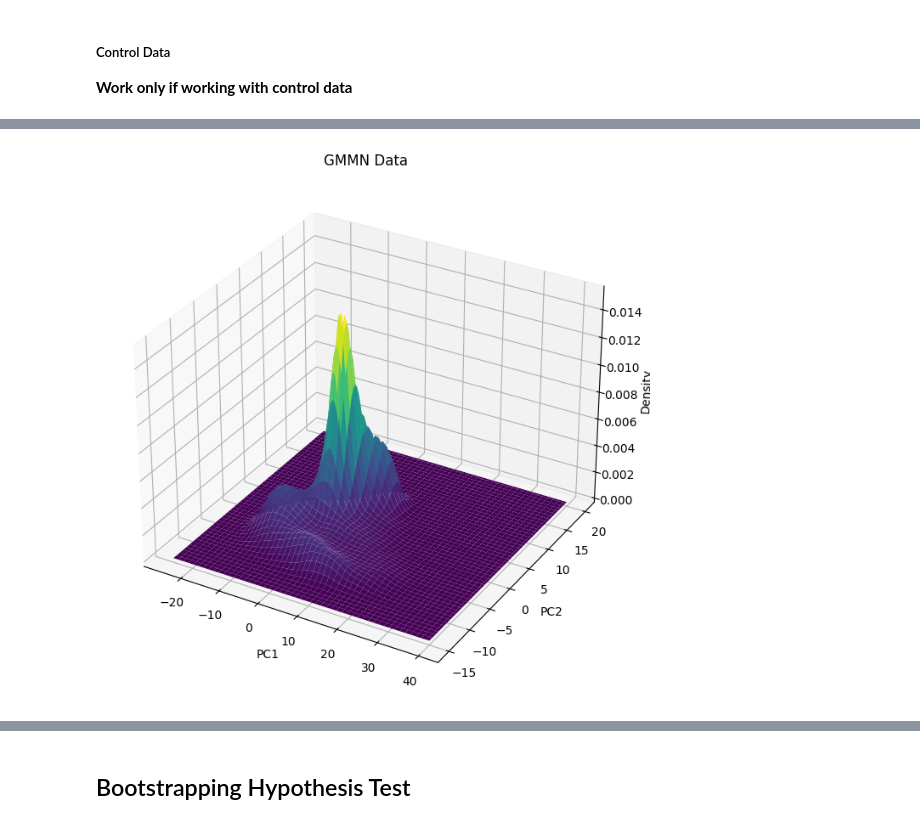
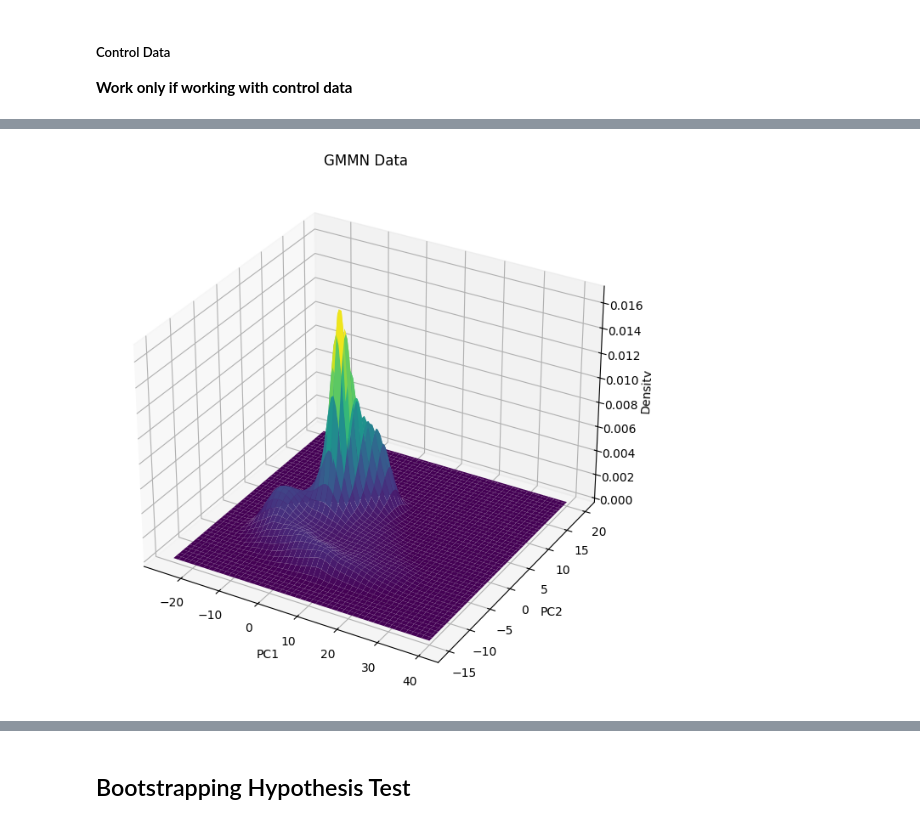
Before and after one commit to vdakov/mmd-gan-2, a Jupyter notebook: experiments.ipynb, the cells around one changed output, grey strips where cells are left out. Cells and saved outputs as stored; diff of their text form; code cells hidden in the pictures.

```diff
--- a/experiments.ipynb
+++ b/experiments.ipynb
@@ -184,10 +148,10 @@ visualization.plots.plot_3d_kde(reconstructed_data, "Reconstructed Data",  bound
 # %%
 from models.gmmn.gmmn import generate_gmmn_samples
-gen_samples = generate_gmmn_samples(gmm_net, autoencoder, NOISE_SIZE, 10000, device=device)
-gen_samples = np.add(np.multiply(max_value - min_value, gen_samples), min_value)
-visualization.plots.plot_3d_kde(gen_samples, "GMMN Data", bounds=(-25, 40, -15, 20))
+gmmn_gen_samples = generate_gmmn_samples(gmm_net, autoencoder, NOISE_SIZE, 20000, device=device)
+gmmn_gen_samples = np.add(np.multiply(max_value - min_value, gmmn_gen_samples), min_value)
+visualization.plots.plot_3d_kde(gmmn_gen_samples, "GMMN Data", bounds=(-25, 40, -15, 20))
 # %% [output]
-[figure, old version]
+[figure, new version]
 # %%
 
 def generate_mmd_gan(model, NOISE_SIZE, number, device='cpu'):
```
Also changed, not shown: parts of 8 cells of this notebook, 29 other files.
